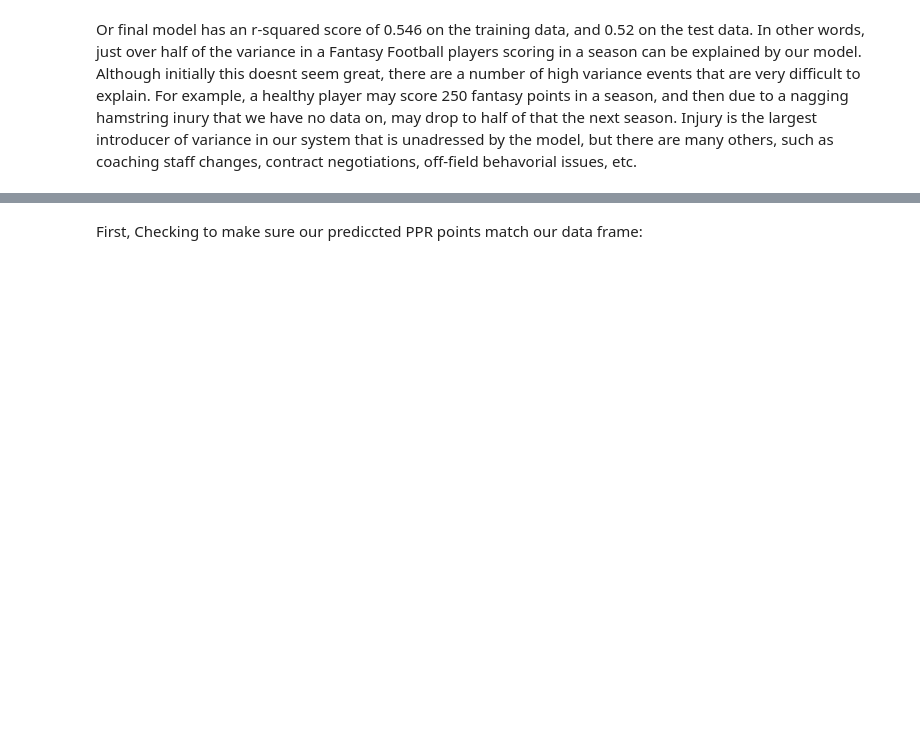
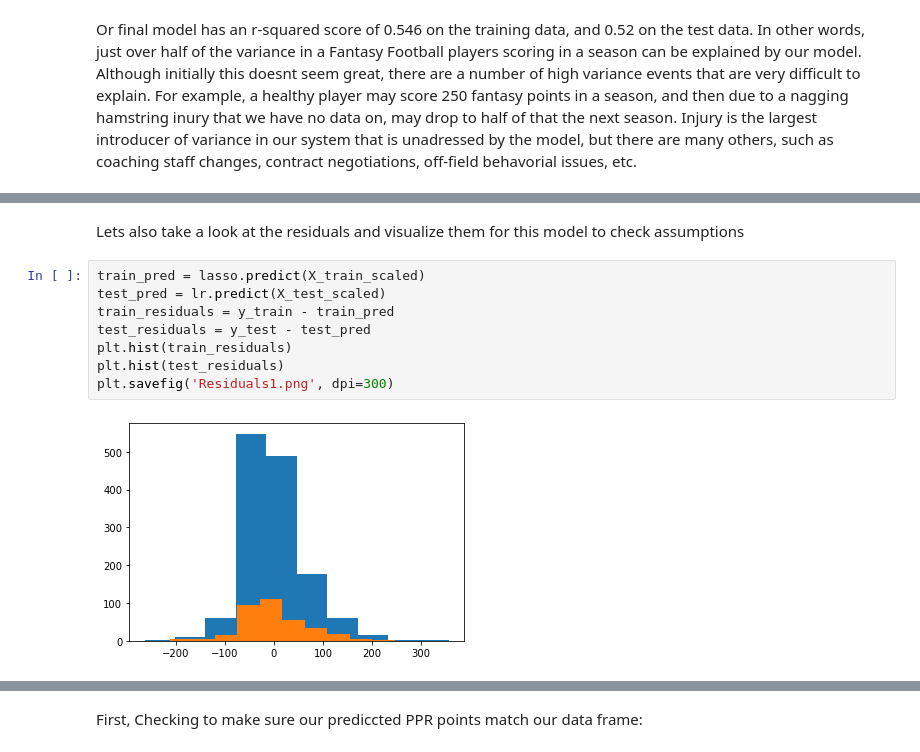
Before and after one commit to pburtonak/FantasyFootballDraftAI, a Jupyter notebook: Peter.ipynb, the cells around one changed output, grey strips where cells are left out. Drawn from its saved outputs; the diff is of its cells as text; blank space fills up the shorter version.

```diff
--- a/Peter.ipynb
+++ b/Peter.ipynb
@@ -1111,0 +1147,12 @@ Or final model has an r-squared score of 0.546 on the training data, and 0.52 on
+# %% [markdown]
+Lets also take a look at the residuals and visualize them for this model to check assumptions
+# %%
+train_pred = lasso.predict(X_train_scaled)
+test_pred = lr.predict(X_test_scaled)
+train_residuals = y_train - train_pred
+test_residuals = y_test - test_pred
+plt.hist(train_residuals)
+plt.hist(test_residuals)
+plt.savefig('Residuals1.png', dpi=300)
+# %% [output]
+[figure, added]
```
Also changed, not shown: parts of 103 cells of this notebook.
